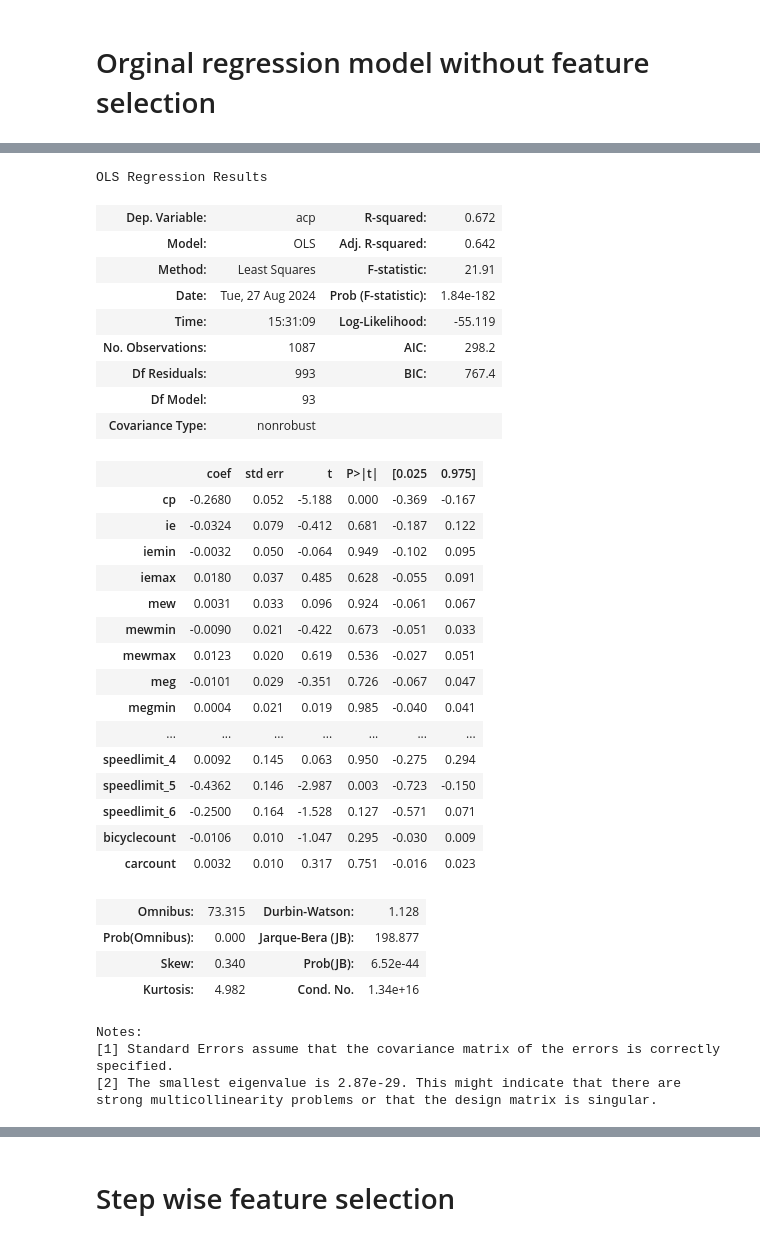
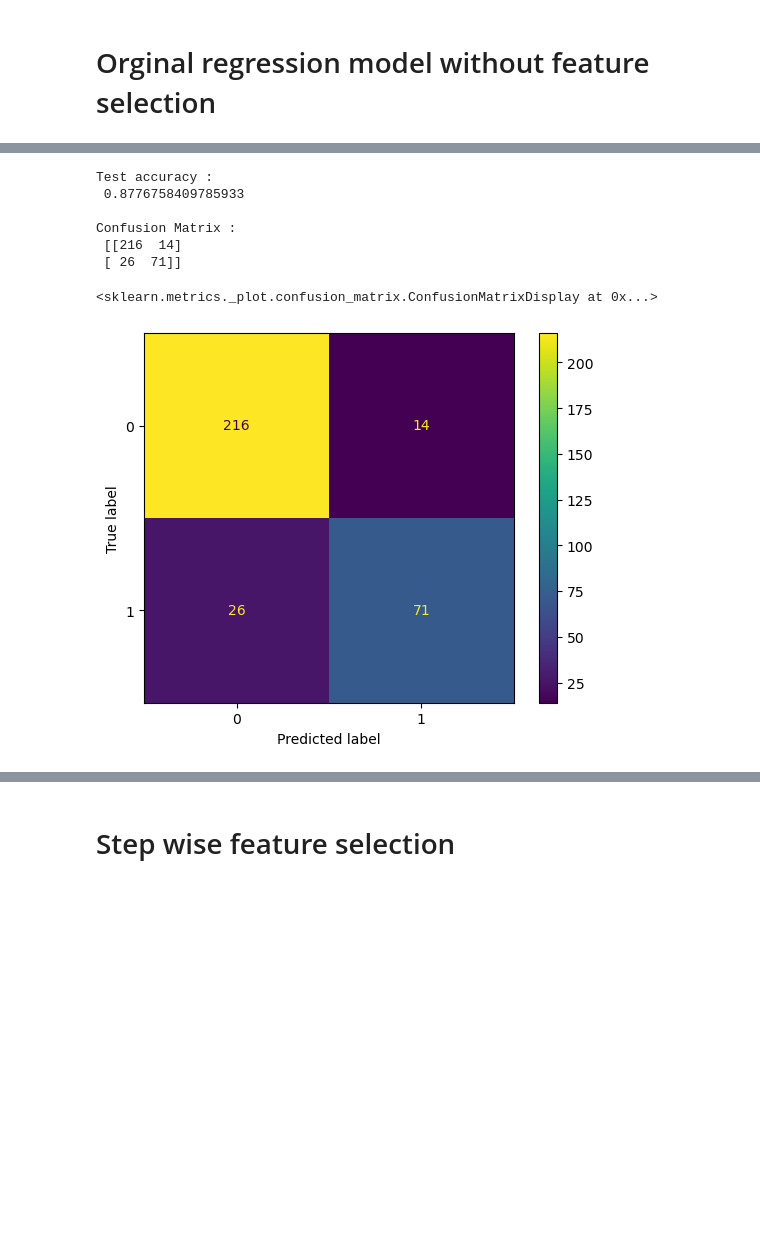
Before and after one commit to yeluH/MT_FI, a Jupyter notebook: Notebooks/0_Regression_presence_of_accident.ipynb, the cells around one changed output, grey strips where cells are left out. Saved outputs shown, nothing was run; the diff lists cells and outputs as text; code cells hidden in the pictures; blank space fills up the shorter version.

```diff
--- a/Notebooks/0_Regression_presence_of_accident.ipynb
+++ b/Notebooks/0_Regression_presence_of_accident.ipynb
@@ -286,46 +364,18 @@ Notes:
 strong multicollinearity problems or that the design matrix is singular.
-# %%
-# OLS
-# X_train, X_test, y_train, y_test = train_test_split(
-#         x, y,
-#         test_size=0.3,
-#         random_state=0)
-
-m00 = sm.OLS(y, x)
-r00 = m00.fit()
-r00.summary()
-# %% [output]
-OLS Regression Results
-| Dep. Variable: | acp | R-squared: | 0.672 |
-| Model: | OLS | Adj. R-squared: | 0.642 |
-| Method: | Least Squares | F-statistic: | 21.91 |
-| Date: | Tue, 27 Aug 2024 | Prob (F-statistic): | 1.84e-182 |
-| Time: | 15:31:09 | Log-Likelihood: | -55.119 |
-| No. Observations: | 1087 | AIC: | 298.2 |
-| Df Residuals: | 993 | BIC: | 767.4 |
-| Df Model: | 93 |  |  |
-| Covariance Type: | nonrobust |  |  |
-|  | coef | std err | t | P>|t| | [0.025 | 0.975] |
-| cp | -0.2680 | 0.052 | -5.188 | 0.000 | -0.369 | -0.167 |
-| ie | -0.0324 | 0.079 | -0.412 | 0.681 | -0.187 | 0.122 |
-| iemin | -0.0032 | 0.050 | -0.064 | 0.949 | -0.102 | 0.095 |
-| iemax | 0.0180 | 0.037 | 0.485 | 0.628 | -0.055 | 0.091 |
-| mew | 0.0031 | 0.033 | 0.096 | 0.924 | -0.061 | 0.067 |
-| mewmin | -0.0090 | 0.021 | -0.422 | 0.673 | -0.051 | 0.033 |
-| mewmax | 0.0123 | 0.020 | 0.619 | 0.536 | -0.027 | 0.051 |
-| meg | -0.0101 | 0.029 | -0.351 | 0.726 | -0.067 | 0.047 |
-| megmin | 0.0004 | 0.021 | 0.019 | 0.985 | -0.040 | 0.041 |
-| ... | ... | ... | ... | ... | ... | ... |
-| speedlimit_4 | 0.0092 | 0.145 | 0.063 | 0.950 | -0.275 | 0.294 |
-| speedlimit_5 | -0.4362 | 0.146 | -2.987 | 0.003 | -0.723 | -0.150 |
-| speedlimit_6 | -0.2500 | 0.164 | -1.528 | 0.127 | -0.571 | 0.071 |
-| bicyclecount | -0.0106 | 0.010 | -1.047 | 0.295 | -0.030 | 0.009 |
-| carcount | 0.0032 | 0.010 | 0.317 | 0.751 | -0.016 | 0.023 |
-| Omnibus: | 73.315 | Durbin-Watson: | 1.128 |
-| Prob(Omnibus): | 0.000 | Jarque-Bera (JB): | 198.877 |
-| Skew: | 0.340 | Prob(JB): | 6.52e-44 |
-| Kurtosis: | 4.982 | Cond. No. | 1.34e+16 |
-Notes:
-[1] Standard Errors assume that the covariance matrix of the errors is correctly specified.
-[2] The smallest eigenvalue is 2.87e-29. This might indicate that there are
-strong multicollinearity problems or that the design matrix is singular.
+# %%
+pred00split = r00_split.predict(X_test)
+pred00split = list(map(round,pred00split))
+print('\nTest accuracy : \n', accuracy_score(y_test, pred00split))
+cm00split = confusion_matrix(y_test, pred00split)
+print ('\nConfusion Matrix : \n', cm00split)
+cm00split_display = metrics.ConfusionMatrixDisplay(confusion_matrix = cm00split)
+cm00split_display.plot()
+# %% [output]
+Test accuracy :
+ 0.8776758409785933
+
+Confusion Matrix :
+ [[216  14]
+ [ 26  71]]
+<sklearn.metrics._plot.confusion_matrix.ConfusionMatrixDisplay at 0x...>
+[figure, added]
```
Also changed, not shown: parts of 21 cells of this notebook.
